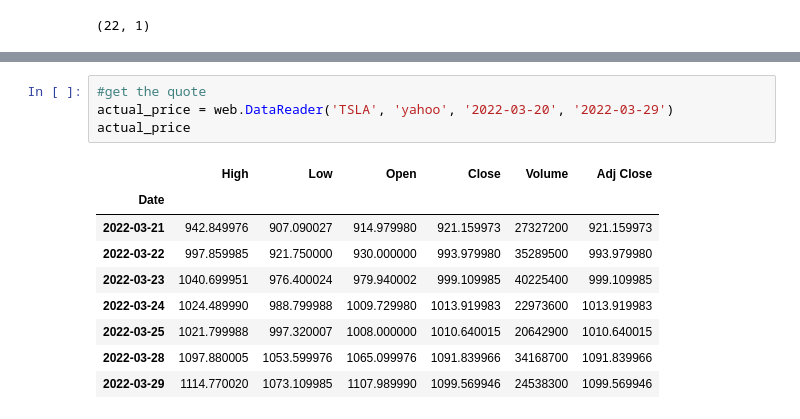
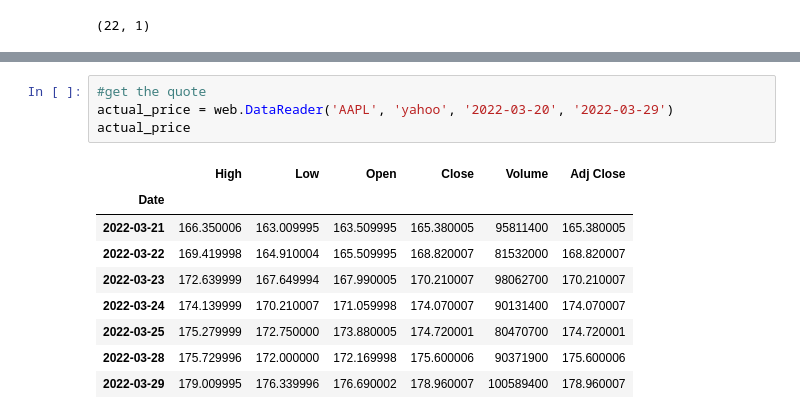
Before and after one commit to palakagl/AI-in-Finance, a Jupyter notebook: Stock_Price_Prediction_LSTM.ipynb, the cells around one changed output, grey strips where cells are left out. Drawn from its saved outputs; the diff is of its cells as text.

```diff
--- a/Stock_Price_Prediction_LSTM.ipynb
+++ b/Stock_Price_Prediction_LSTM.ipynb
@@ -388,17 +384,17 @@ predicted_prce_df
 # %%
 #get the quote
-actual_price = web.DataReader('TSLA', 'yahoo', '2022-03-20', '2022-03-29')
+actual_price = web.DataReader('AAPL', 'yahoo', '2022-03-20', '2022-03-29')
 actual_price
 # %% [output]
 |  | High | Low | Open | Close | Volume | Adj Close |
 | Date |  |  |  |  |  |  |
-| 2022-03-21 | 942.849976 | 907.090027 | 914.979980 | 921.159973 | 27327200 | 921.159973 |
-| 2022-03-22 | 997.859985 | 921.750000 | 930.000000 | 993.979980 | 35289500 | 993.979980 |
-| 2022-03-23 | 1040.699951 | 976.400024 | 979.940002 | 999.109985 | 40225400 | 999.109985 |
-| 2022-03-24 | 1024.489990 | 988.799988 | 1009.729980 | 1013.919983 | 22973600 | 1013.919983 |
-| 2022-03-25 | 1021.799988 | 997.320007 | 1008.000000 | 1010.640015 | 20642900 | 1010.640015 |
-| 2022-03-28 | 1097.880005 | 1053.599976 | 1065.099976 | 1091.839966 | 34168700 | 1091.839966 |
-| 2022-03-29 | 1114.770020 | 1073.109985 | 1107.989990 | 1099.569946 | 24538300 | 1099.569946 |
+| 2022-03-21 | 166.350006 | 163.009995 | 163.509995 | 165.380005 | 95811400 | 165.380005 |
+| 2022-03-22 | 169.419998 | 164.910004 | 165.509995 | 168.820007 | 81532000 | 168.820007 |
+| 2022-03-23 | 172.639999 | 167.649994 | 167.990005 | 170.210007 | 98062700 | 170.210007 |
+| 2022-03-24 | 174.139999 | 170.210007 | 171.059998 | 174.070007 | 90131400 | 174.070007 |
+| 2022-03-25 | 175.279999 | 172.750000 | 173.880005 | 174.720001 | 80470700 | 174.720001 |
+| 2022-03-28 | 175.729996 | 172.000000 | 172.169998 | 175.600006 | 90371900 | 175.600006 |
+| 2022-03-29 | 179.009995 | 176.339996 | 176.690002 | 178.960007 | 100589400 | 178.960007 |
 # %%
 price_diff = actual_price.filter(['Close'])
 price_diff["Predicted Price"] = pd.NaT
```
Also changed, not shown: parts of 21 cells of this notebook.
